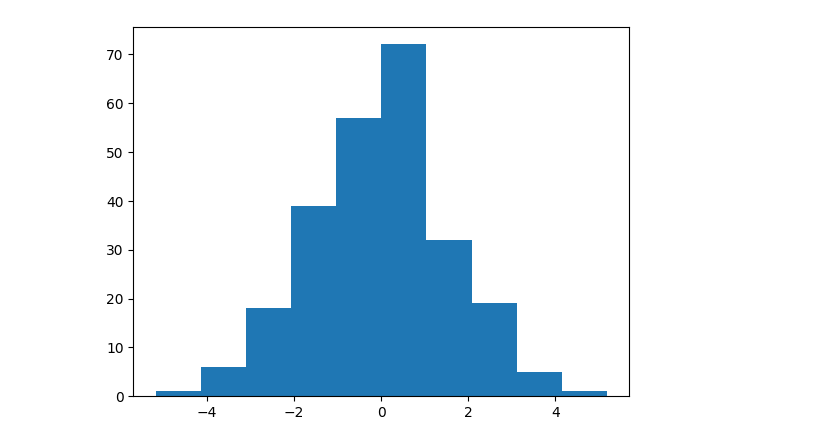
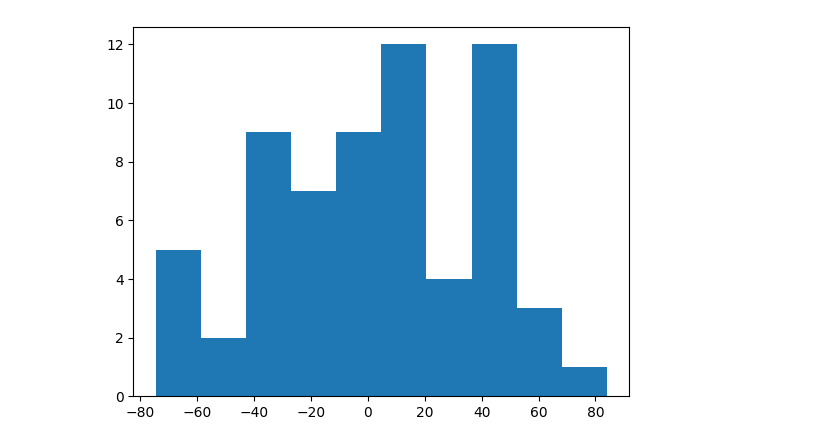
Before and after one commit to graps1/ELM-PDEs, a Jupyter notebook: ks2d/ks2d_dimensionless.ipynb, the cells around one changed output. Drawn from its saved outputs; the diff is of its cells as text; code cells hidden in the pictures.

```diff
--- a/ks2d/ks2d_dimensionless.ipynb
+++ b/ks2d/ks2d_dimensionless.ipynb
@@ -264,8 +229,8 @@ IndexError: index 9 is out of bounds for dimension 0 with size 9
 # %%
-plt.hist(model.lin2.layer.weight.data.flatten().cpu())
+plt.hist(model.lin_out.layer.weight.data.flatten().cpu())
 plt.show()
 # %% [output]
-[figure, old version]
+[figure, new version]
 # %%
 Xs = [ X ]
 n_plots = D.shape[0]
```
Also changed, not shown: parts of 5 cells of this notebook.
